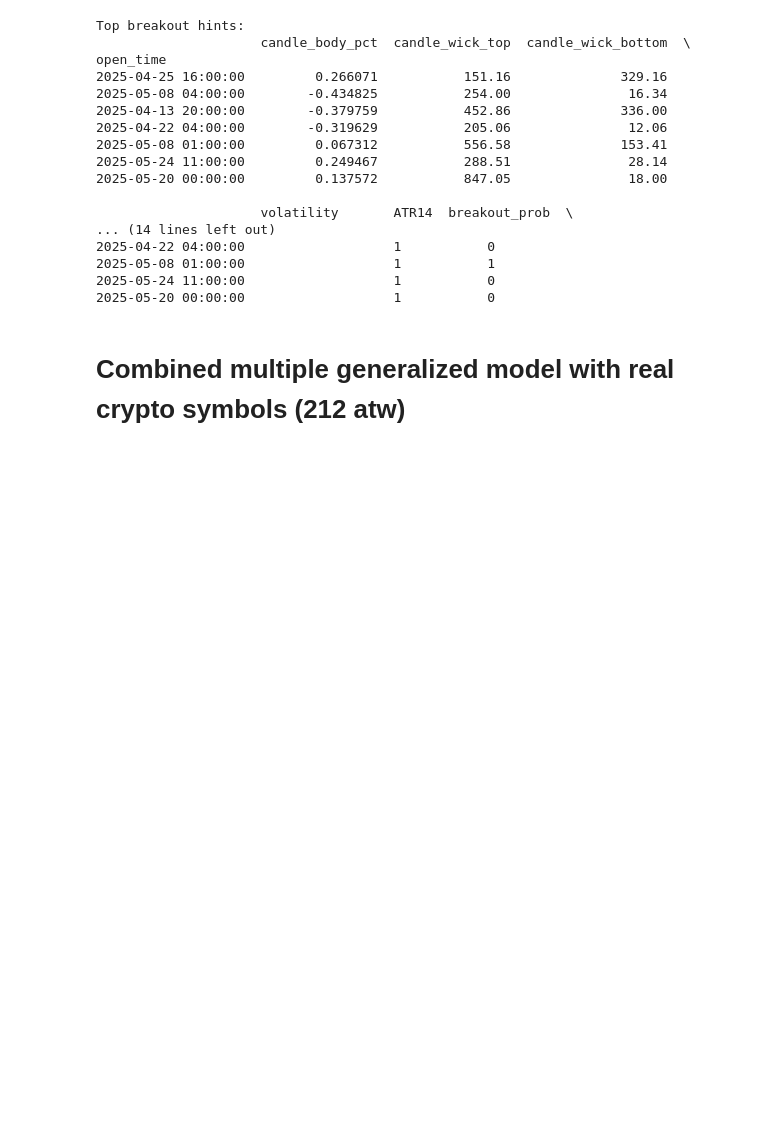
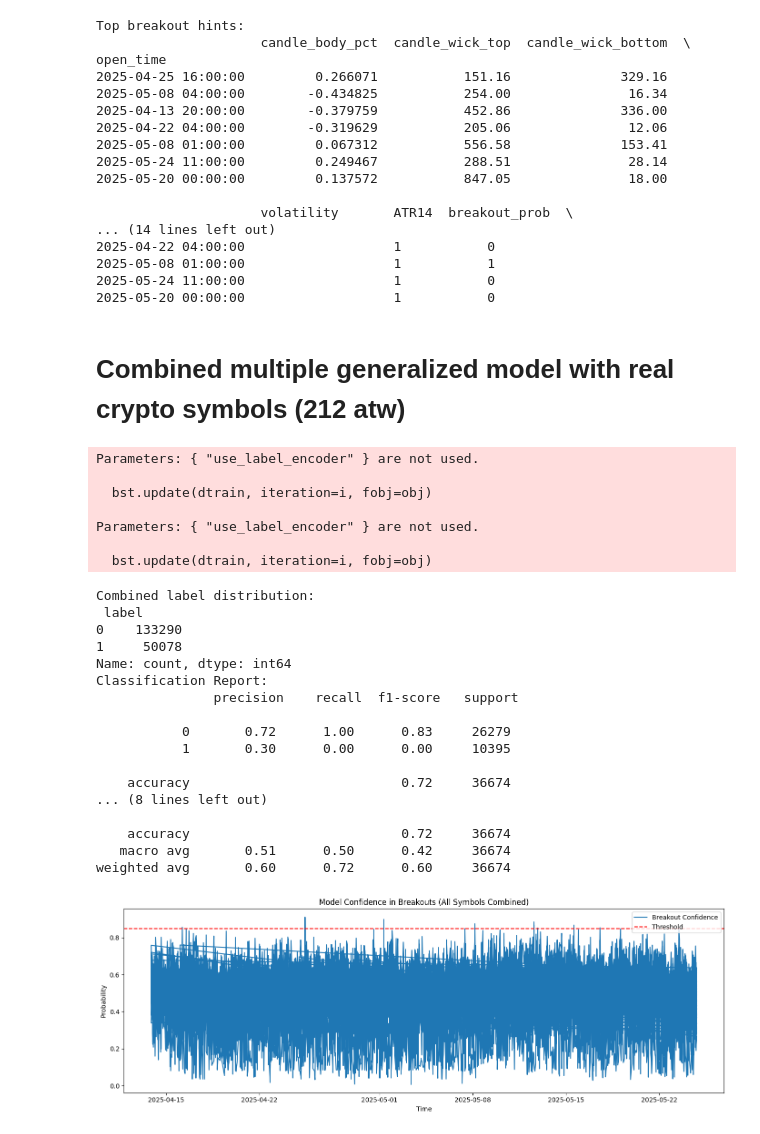
Before and after one commit to carkod/binbot-notebooks, a Jupyter notebook: candlesticks-nbeats.ipynb, the cells around one changed output. Saved outputs shown, nothing was run; the diff lists cells and outputs as text; code cells hidden in the pictures; blank space fills up the shorter version.

Commit message:
production market breadth model

```diff
--- a/candlesticks-nbeats.ipynb
+++ b/candlesticks-nbeats.ipynb
@@ -480,7 +480,8 @@ def fetch_symbols():
 
 
 # --- Settings ---
-symbols = fetch_symbols()  # Expand this to 200
+symbols = fetch_symbols()
+# symbols = ["BTCUSDC", "ETHUSDC", "BNBUSDC", "XRPUSDC", "ADAUSDC"]
 interval = "1h"
 limit = 1000
 breakout_threshold = 0.01  # 1% threshold
@@ -556,58 +557,89 @@ def process_symbol(symbol):
         "ATR14",
     ]
 
-    X = df[features]
+    X = df[features].copy()
+    open_time = df["open_time"].copy()  # Keep open_time for plotting only
     y = df["label"].astype(int)
 
-    return X, y
+    return X, y, open_time
 
 
 # --- Process all symbols ---
+open_times_all = []
 for symbol in tqdm(symbols):
-    X, y = process_symbol(symbol)
-    # Avoid rate limiting
+    X, y, open_time = process_symbol(symbol)
     sleep(1)
     if X is not None and y is not None and y.sum() > 0:
         X_all.append(X)
         y_all.append(y)
-
+        open_times_all.append(open_time)
 # --- Concatenate all datasets ---
 X_combined = pd.concat(X_all, axis=0)
 y_combined = pd.concat(y_all, axis=0)
+open_time_combined = pd.concat(open_times_all, axis=0)
 
-print("Combined label distribution:")
-print(y_combined.value_counts())
+print("Combined label distribution:\n", y_combined.value_counts())
 
 # --- Split chronologically ---
 split_idx = int(len(X_combined) * 0.8)
 X_train, X_test = X_combined.iloc[:split_idx], X_combined.iloc[split_idx:]
 y_train, y_test = y_combined.iloc[:split_idx], y_combined.iloc[split_idx:]
-
+open_time_train, open_time_test = open_time_combined.iloc[:split_idx], open_time_combined.iloc[split_idx:]
 neg, pos = np.bincount(y_train)
 scale_pos_weight = neg / pos
 
 # --- Train model ---
-model = XGBClassifier(scale_pos_weight=scale_pos_weight, use_label_encoder=False, eval_metric="logloss")
+model = XGBClassifier(
+    scale_pos_weight=scale_pos_weight, use_label_encoder=False, eval_metric="logloss"
+)
 model.fit(X_train, y_train)
 
 # --- Predict ---
 y_proba = model.predict_proba(X_test)[:, 1]
 threshold = 0.85
 X_test = X_test.copy()
 X_test["breakout_prob"] = y_proba
 X_test["predicted_breakout"] = (y_proba > threshold).astype(int)
 X_test["true_label"] = y_test.values
 
-print("\nClassification Report:")
-print(classification_report(y_test, X_test["predicted_breakout"]))
+print(
+    "Classification Report:\n",
+    classification_report(y_test, X_test["predicted_breakout"]),
+)
 
 # --- Plot ---
 plt.figure(figsize=(14, 5))
-plt.plot(X_test.index, X_test["breakout_prob"], label="Breakout Confidence")
+plt.plot(open_time_test, X_test["breakout_prob"], label="Breakout Confidence")
 plt.axhline(threshold, color="red", linestyle="--", label="Threshold")
 plt.legend()
 plt.title("Model Confidence in Breakouts (All Symbols Combined)")
 plt.xlabel("Time")
 plt.ylabel("Probability")
 plt.tight_layout()
 plt.show()
+# %% [output]
+Parameters: { "use_label_encoder" } are not used.
+
+  bst.update(dtrain, iteration=i, fobj=obj)
+
+Parameters: { "use_label_encoder" } are not used.
+
+  bst.update(dtrain, iteration=i, fobj=obj)
+Combined label distribution:
+ label
+0    133290
+1     50078
+Name: count, dtype: int64
+Classification Report:
+               precision    recall  f1-score   support
+
+           0       0.72      1.00      0.83     26279
+           1       0.30      0.00      0.00     10395
+
+    accuracy                           0.72     36674
+... (8 lines left out)
+
+    accuracy                           0.72     36674
+   macro avg       0.51      0.50      0.42     36674
+weighted avg       0.60      0.72      0.60     36674
+[figure, added]
```
Also changed, not shown: 2 other files.
